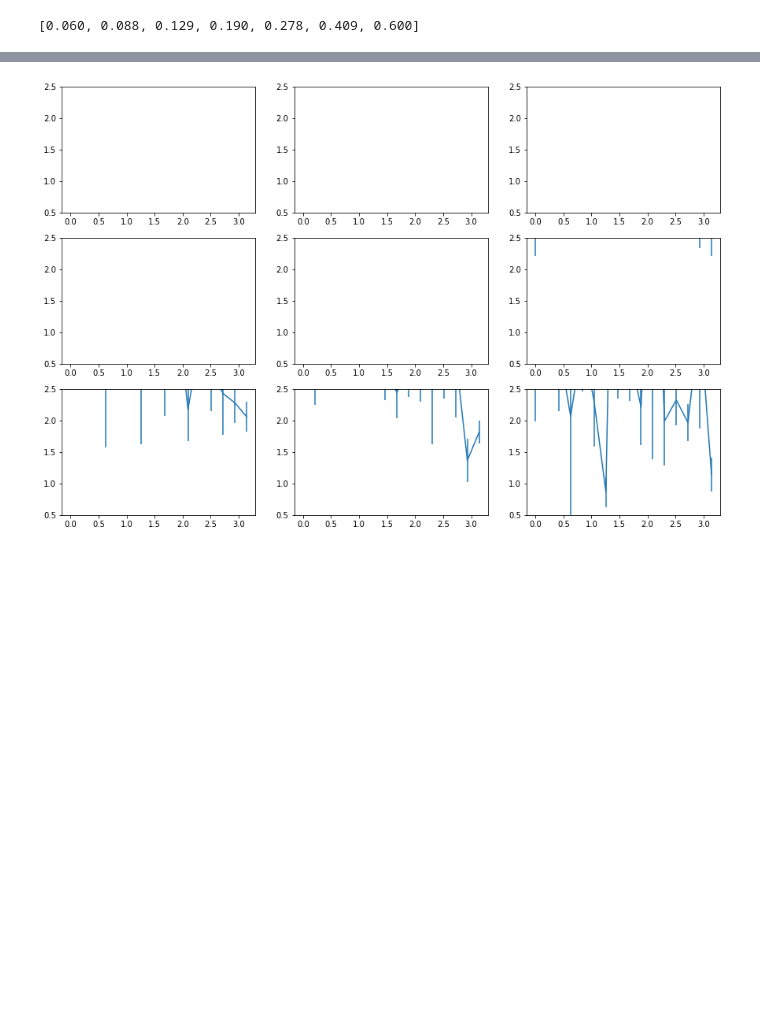
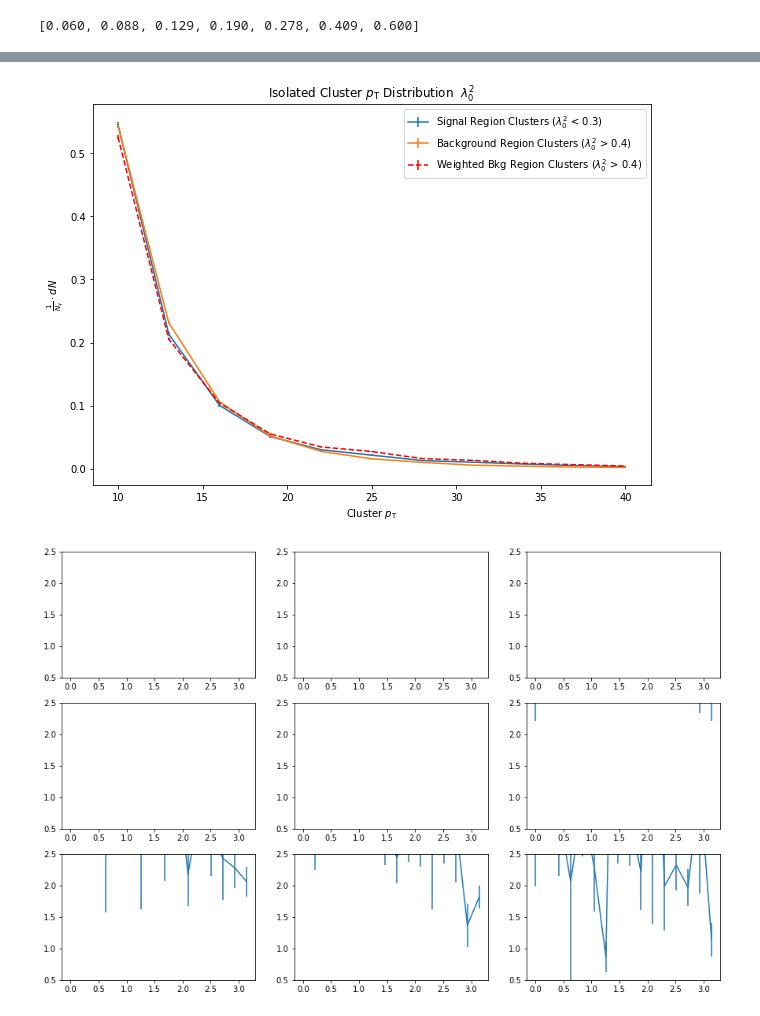
Before and after one commit to ftoralesacosta/GH_Correlations, a Jupyter notebook: Analysis_Notebooks/Projections_Pairs.ipynb, the cells around one changed output, grey strips where cells are left out. Cells and saved outputs as stored; diff of their text form; code cells hidden in the pictures; blank space fills up the shorter version.

```diff
--- a/Analysis_Notebooks/Projections_Pairs.ipynb
+++ b/Analysis_Notebooks/Projections_Pairs.ipynb
@@ -229,3 +524,82 @@ plt.legend()
 #Old Purity Val: 0.195322 0.257569 0.313537 0.362468 0.404063 0.438445 0.466078 0.487672 0.504081 0.516205 0.524915 0.531000 0.535132 0.537862 0.539615 0.540709 0.541374 0.541766 0.541991 0.542117 0.542185
 #New Purity Val: 0.152395 0.214219 0.271331 0.322836 0.368178 0.407144 0.439834 0.466605 0.488008 0.504711 0.517436 0.526900 0.533771 0.538641 0.542010 0.544285 0.545785 0.546751 0.547358 0.547730 0.547952
 #P Uncert :      0.03 0.02 0.02 0.02 0.03 0.03 0.03 0.03 0.03 0.03 0.03 0.03 0.03 0.04 0.04 0.04 0.04 0.04 0.04 0.04 0.04
+# %%
+#Shower_Shape = "NN"
+Shower_Shape = "L0"
+
+if (Shower_Shape=="NN"):
+    File = '../InputData/13f_SE_NN_Correlation.root'
+elif (Shower_Shape=="L0"):
+    File = '../InputData/zT_Rebin_8_006zT06zTOldBinNewNewPurity/13f_SE_L0_Correlation.root'
+file = ROOT.TFile(File)
+
+N_Sig_histo = file.Get("N_DNN1_Triggers_pT12_40")
+N_Sig = N_Sig_histo.GetEntries()
+N_BKG_histo = file.Get("N_DNN2_Triggers_pT12_40")
+N_BKG = N_BKG_histo.GetEntries()
+
+
+SIG = file.Get("Signal_pT_Dist")
+SIG.Rebin(5)
+print(SIG.GetEntries())
+BKGD = file.Get("BKGD_pT_Dist")
+BKGD.Rebin(5)
+print(BKGD.GetEntries())
+BKGD_W = file.Get("BKGD_pT_Dist_Weighted")
+BKGD_W.Rebin(5)
+
+#SIG.Rebin(10)
+Signal = root_numpy.hist2array(SIG)
+S_Scale = Signal.sum(axis=0)
+Signal = Signal/S_Scale
+
+
+#BKGD.Rebin(10)
+Background = root_numpy.hist2array(BKGD)
+B_Scale = Background.sum(axis=0)
+Background = Background/B_Scale
+
+#BKGD_W.Rebin(10)
+Background_W = root_numpy.hist2array(BKGD_W)
+B_Scale_W = Background_W.sum(axis=0)
+Background_W = Background_W/B_Scale_W
+
+N_Bins = SIG.GetSize() - 2 #Ignero under/overflow
+S_Error = np.zeros(N_Bins)
+B_Error = np.zeros(N_Bins)
+BW_Error = np.zeros(N_Bins)
+for i in range(1,N_Bins+1):
+    S_Error[i-1] = SIG.GetBinError(i)
+    print(SIG.GetBinError(i))
+    B_Error[i-1] = BKGD.GetBinError(i)
+    BW_Error[i-1] = BKGD_W.GetBinError(i)
+
+S_Error = S_Error/S_Scale
+B_Error = B_Error/B_Scale
+BW_Error = BW_Error/B_Scale_W
+
+print(Signal.size)
+print(S_Error.size)
+
+pT_Axis = np.linspace(10,40,N_Bins)
+
+fig = plt.figure(figsize=(10,7))
+if (Shower_Shape=="NN"):
+    plt.errorbar(pT_Axis,Signal,yerr = S_Error,label="Signal Region Clusters (0.55 < NN < 0.85)")
+    plt.errorbar(pT_Axis,Background,yerr = B_Error,label="Background Region Clusters (NN < 0.4)")
+    plt.errorbar(pT_Axis,Background_W,yerr = BW_Error,fmt = "--r",label="Weighted Background Clusters (NN < 0.4)")
+    plt.title(r"Isolated Cluster $p_{\mathrm{T}}$ Distribution  $DNN$")
+
+elif (Shower_Shape=="L0"):
+    plt.errorbar(pT_Axis,Signal,yerr = S_Error,label="Signal Region Clusters ($\lambda^{2}_{0}$ < 0.3)")
+    plt.errorbar(pT_Axis,Background,yerr = B_Error,label="Background Region Clusters ($\lambda^{2}_{0}$ > 0.4)")
+    plt.errorbar(pT_Axis,Background_W,yerr = BW_Error,fmt = "--r",label="Weighted Bkg Region Clusters ($\lambda^{2}_{0}$ > 0.4)")
+    plt.title(r"Isolated Cluster $p_{\mathrm{T}}$ Distribution  $\lambda^{2}_{0}$")
+    #plt.ylim(0,0.01)
+
+plt.xlabel(r'Cluster $p_{\mathrm{T}}$')
+plt.ylabel(r'$\frac{1}{N_{\gamma}}\cdot dN$')
+plt.legend()
+fig.savefig('pics/Cluster_pT_Weighted.pdf', bbox_inches='tight')
+# %% [output]
@@ -232,3 +624,4 @@ plt.legend()
+[figure, added]
 # %%
 #File1 = "../InputData/pp_GMB_RATIO_COMBINED_OLD.root"
 #File2 = "../InputData/05zT/pp_GMB_RATIO_COMBINED_NEW.root"
```
Also changed, not shown: parts of 13 cells of this notebook, 45 other files.
